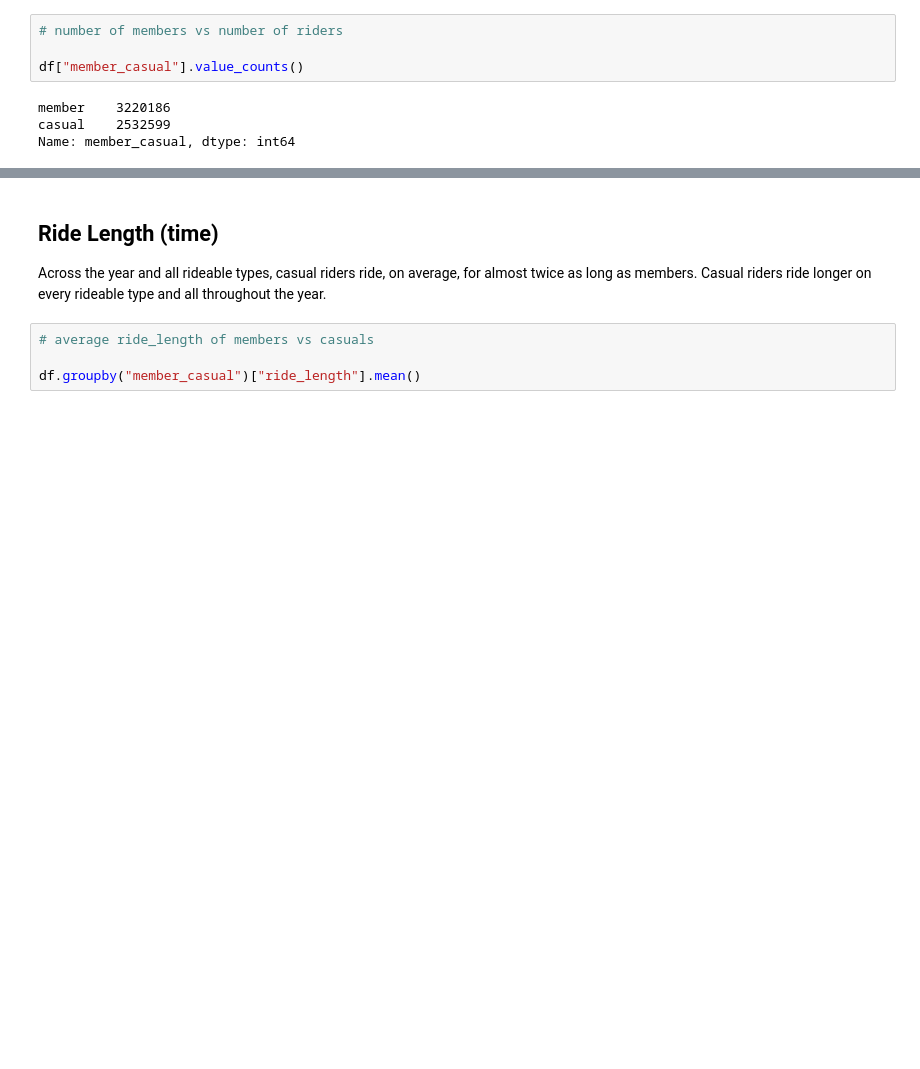
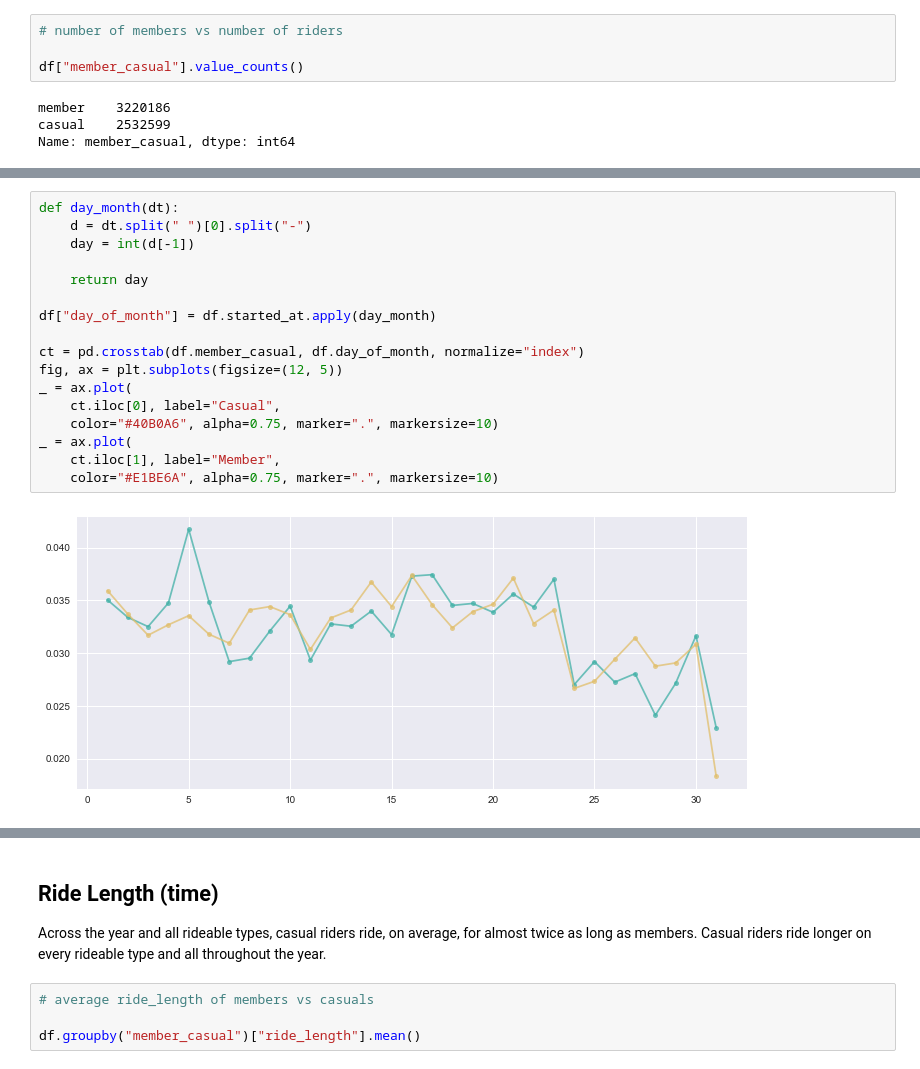
Before and after one commit to karlmadl/Cyclistic, a Jupyter notebook: 04_Analyze/analysis.ipynb, the cells around one changed output, grey strips where cells are left out. Cells and saved outputs as stored; diff of their text form; blank space fills up the shorter version.

```diff
--- a/04_Analyze/analysis.ipynb
+++ b/04_Analyze/analysis.ipynb
@@ -31,0 +72,19 @@ Name: member_casual, dtype: int64
+# %%
+def day_month(dt):
+    d = dt.split(" ")[0].split("-")
+    day = int(d[-1])
+
+    return day
+
+df["day_of_month"] = df.started_at.apply(day_month)
+
+ct = pd.crosstab(df.member_casual, df.day_of_month, normalize="index")
+fig, ax = plt.subplots(figsize=(12, 5))
+_ = ax.plot(
+    ct.iloc[0], label="Casual",
+    color="#40B0A6", alpha=0.75, marker=".", markersize=10)
+_ = ax.plot(
+    ct.iloc[1], label="Member",
+    color="#E1BE6A", alpha=0.75, marker=".", markersize=10)
+# %% [output]
+[figure, added]
```
Also changed, not shown: parts of 33 cells of this notebook, 15 other files.
